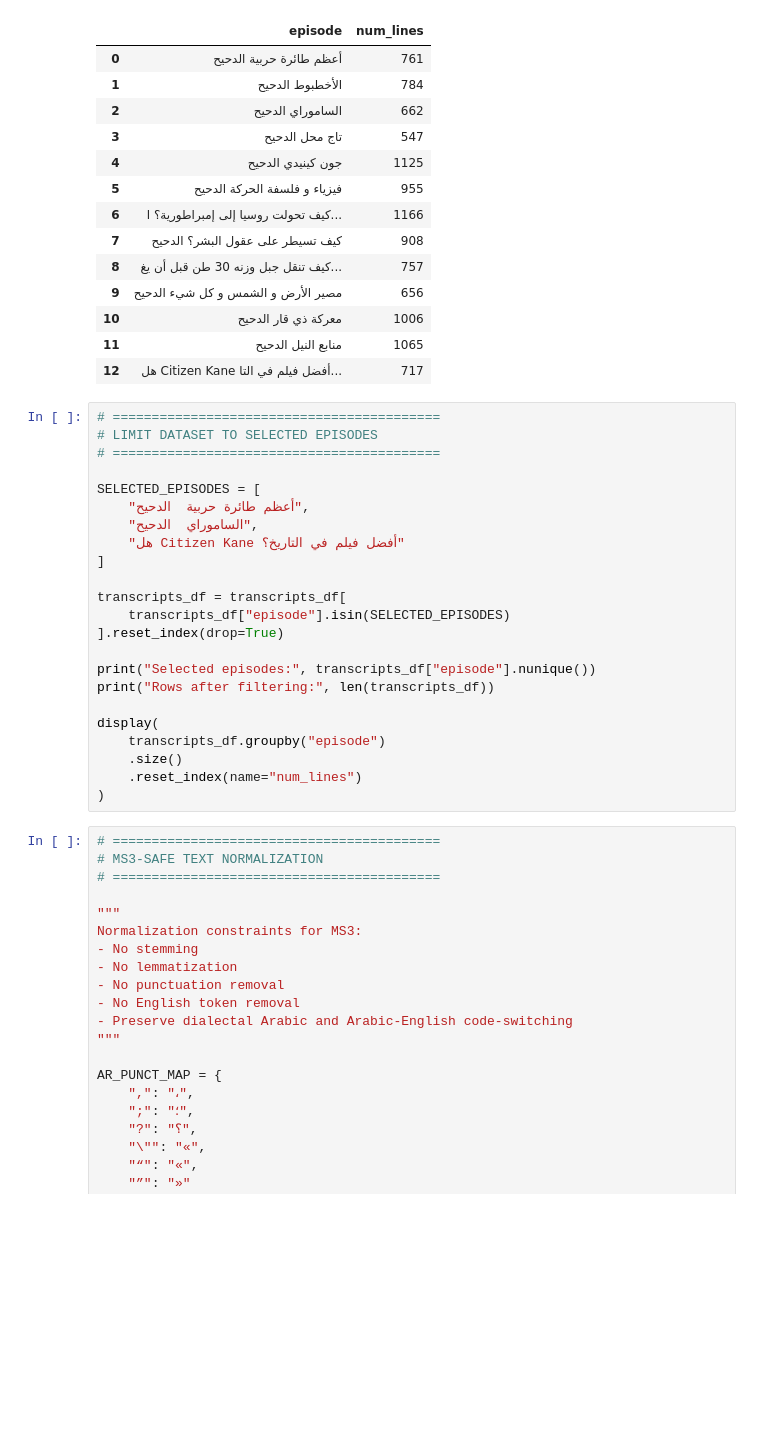
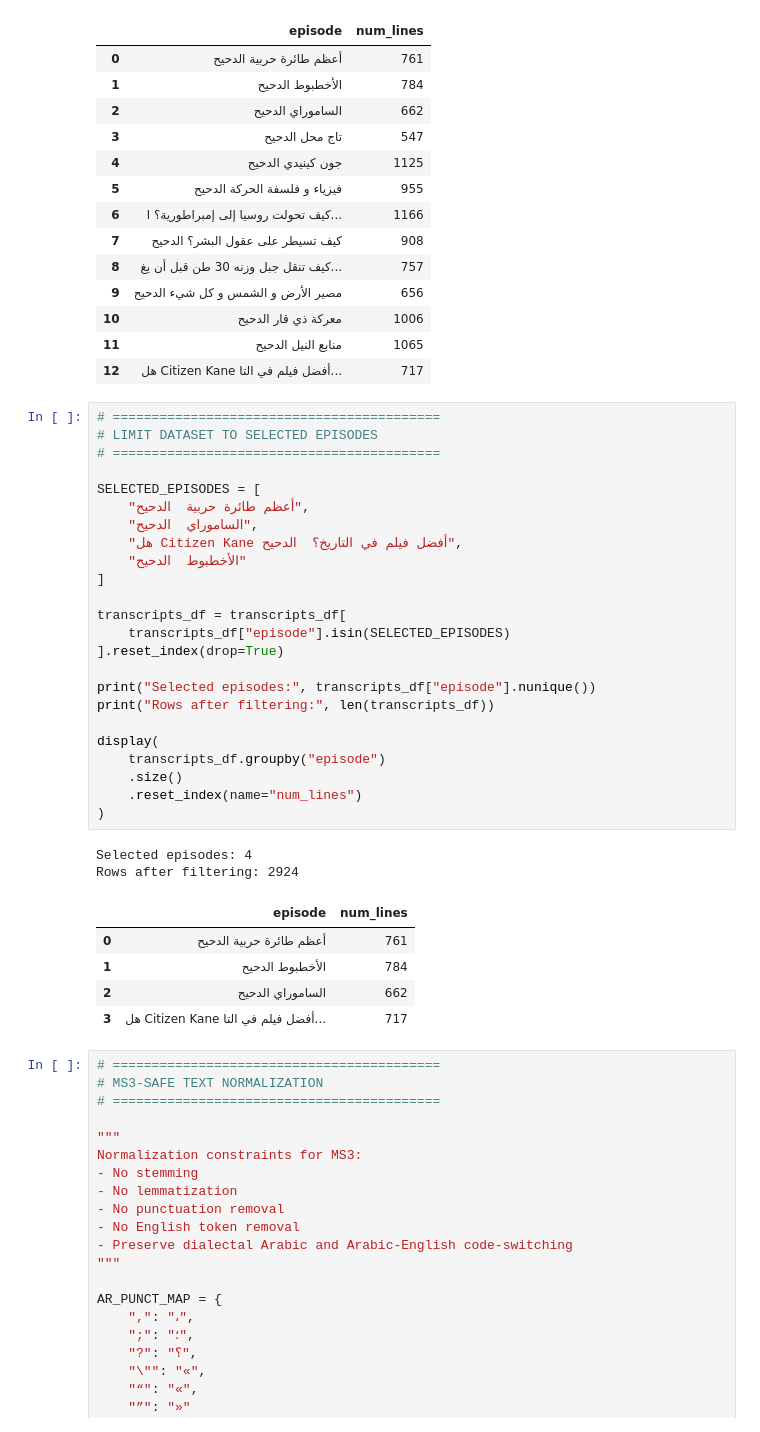
Before and after one commit to NourSaber0/Arabic-NLP-System, a Jupyter notebook: milestone3/milestone3.ipynb, the cells around one changed output. Drawn from its saved outputs; the diff is of its cells as text; blank space fills up the shorter version.

```diff
--- a/milestone3/milestone3.ipynb
+++ b/milestone3/milestone3.ipynb
@@ -163,26 +166,35 @@ Total transcript rows: 11109
 # %%
 # ==========================================
 # LIMIT DATASET TO SELECTED EPISODES
 # ==========================================
 
 SELECTED_EPISODES = [
     "أعظم طائرة حربية  الدحيح",
     "الساموراي  الدحيح",
-    "هل Citizen Kane أفضل فيلم في التاريخ؟"
+    "هل Citizen Kane أفضل فيلم في التاريخ؟  الدحيح",
+    "الأخطبوط  الدحيح"
 ]
 
 transcripts_df = transcripts_df[
     transcripts_df["episode"].isin(SELECTED_EPISODES)
 ].reset_index(drop=True)
 
 print("Selected episodes:", transcripts_df["episode"].nunique())
 print("Rows after filtering:", len(transcripts_df))
 
 display(
     transcripts_df.groupby("episode")
     .size()
     .reset_index(name="num_lines")
 )
+# %% [output]
+Selected episodes: 4
+Rows after filtering: 2924
+|  | episode | num_lines |
+| 0 | أعظم طائرة حربية الدحيح | 761 |
+| 1 | الأخطبوط الدحيح | 784 |
+| 2 | الساموراي الدحيح | 662 |
+| 3 | هل Citizen Kane أفضل فيلم في التا... | 717 |
 # %%
 # ==========================================
 # MS3-SAFE TEXT NORMALIZATION
```
Also changed, not shown: parts of 17 cells of this notebook, 2 other files.
